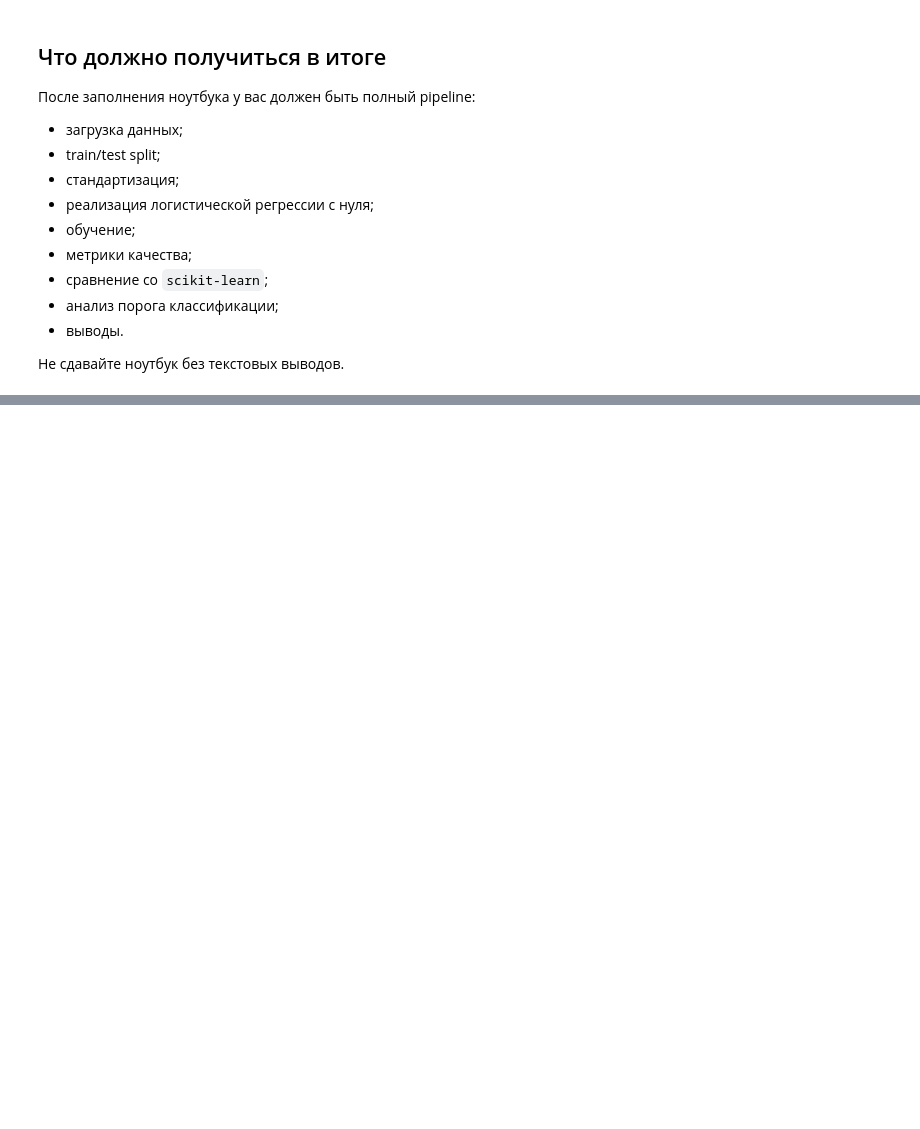
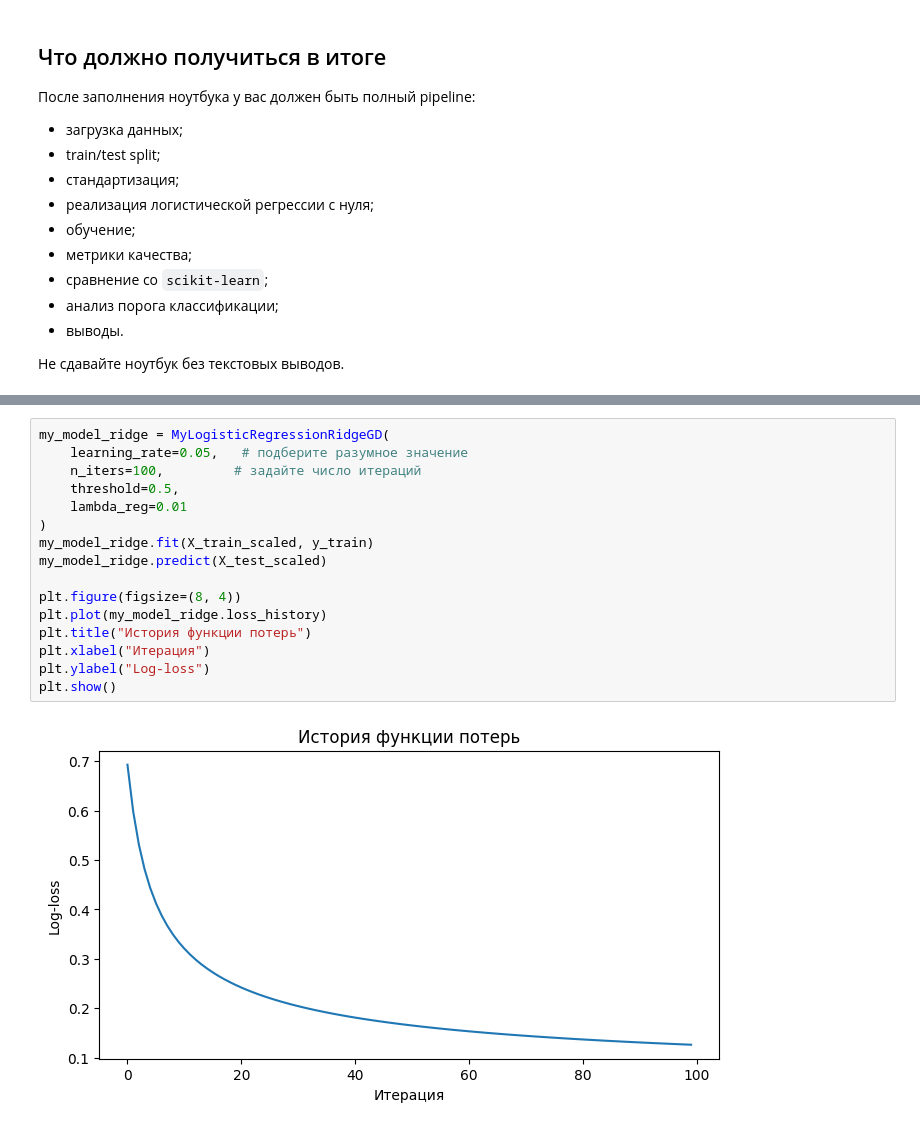
Before and after one commit to MichaelNebyshynets/ml-course-hw, a Jupyter notebook: hw05/logreg_practice_student.ipynb, the cells around one changed output, grey strips where cells are left out. Saved outputs shown, nothing was run; the diff lists cells and outputs as text; blank space fills up the shorter version.

```diff
--- a/hw05/logreg_practice_student.ipynb
+++ b/hw05/logreg_practice_student.ipynb
@@ -611,0 +660,18 @@ pd.DataFrame(rows).round(4)
+# %%
+my_model_ridge = MyLogisticRegressionRidgeGD(
+    learning_rate=0.05,   # подберите разумное значение
+    n_iters=100,         # задайте число итераций
+    threshold=0.5,
+    lambda_reg=0.01
+)
+my_model_ridge.fit(X_train_scaled, y_train)
+my_model_ridge.predict(X_test_scaled)
+
+plt.figure(figsize=(8, 4))
+plt.plot(my_model_ridge.loss_history)
+plt.title("История функции потерь")
+plt.xlabel("Итерация")
+plt.ylabel("Log-loss")
+plt.show()
+# %% [output]
+[figure, added]
```
Also changed, not shown: parts of 7 cells of this notebook, 1 other file.
